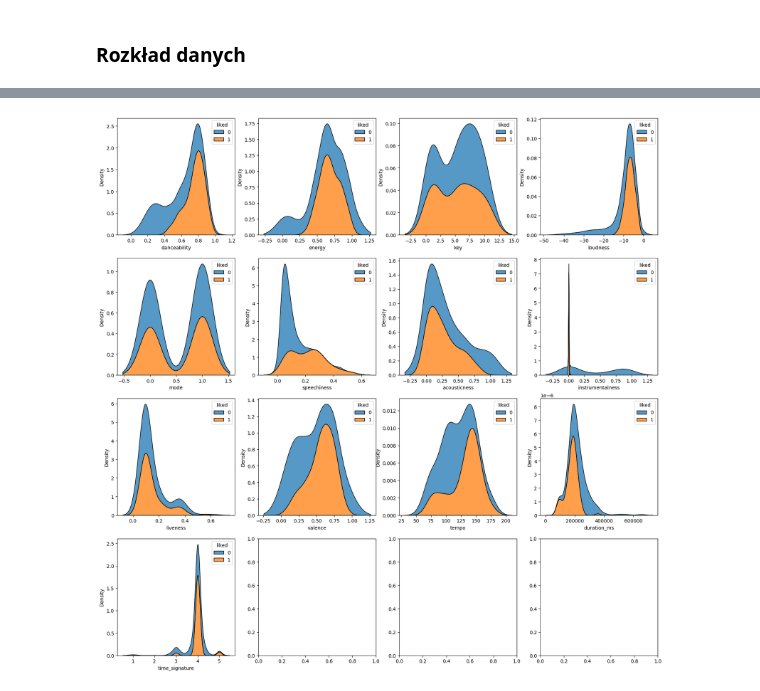
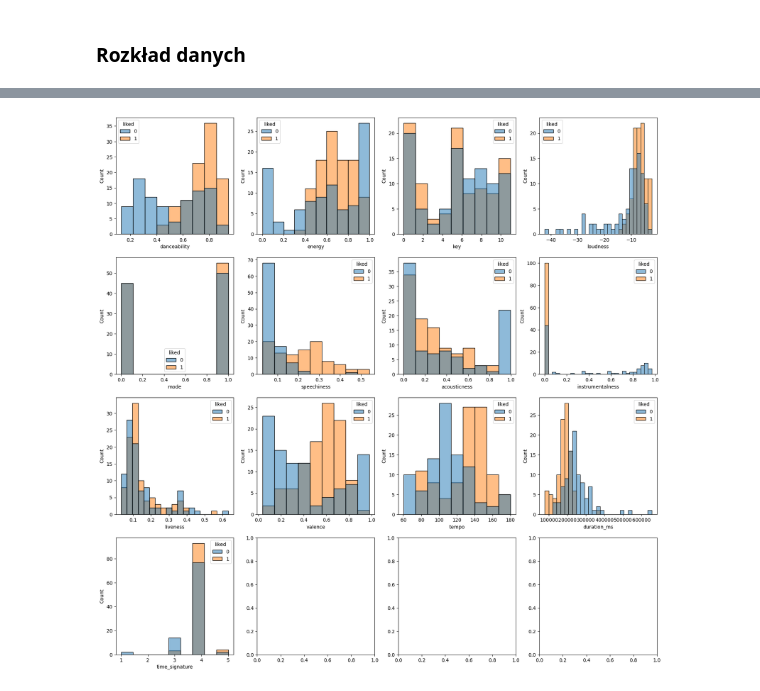
Before and after one commit to marcol13/SUS, a Jupyter notebook: project/main.ipynb, the cells around one changed output, grey strips where cells are left out. Cells and saved outputs as stored; diff of their text form; code cells hidden in the pictures.

```diff
--- a/project/main.ipynb
+++ b/project/main.ipynb
@@ -43,8 +78,7 @@ X = data.drop(labels = "liked", axis=1)
 # %%
 fig, axes = plt.subplots(4, 4, figsize=(20, 20))
 
 for index, col in enumerate(X.columns):
-    sns.kdeplot(data, x=col, hue="liked", ax=axes[index // 4][index % 4], multiple="stack")
-    # sns.histplot(data, x=col, hue="liked", ax=axes[index // 4][index % 4])
+    sns.histplot(data, x=col, hue="liked", ax=axes[index // 4][index % 4])
 # %% [output]
-[figure, old version]
+[figure, new version]
```
Also changed, not shown: parts of 28 cells of this notebook.
